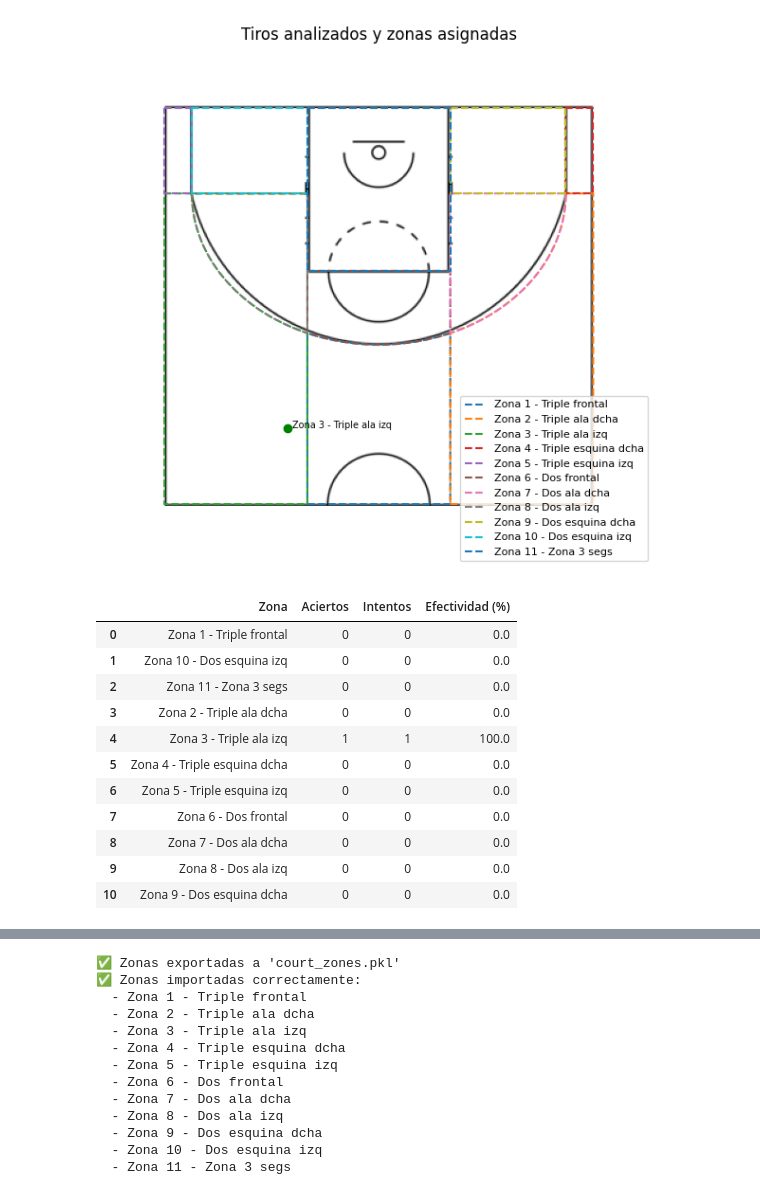
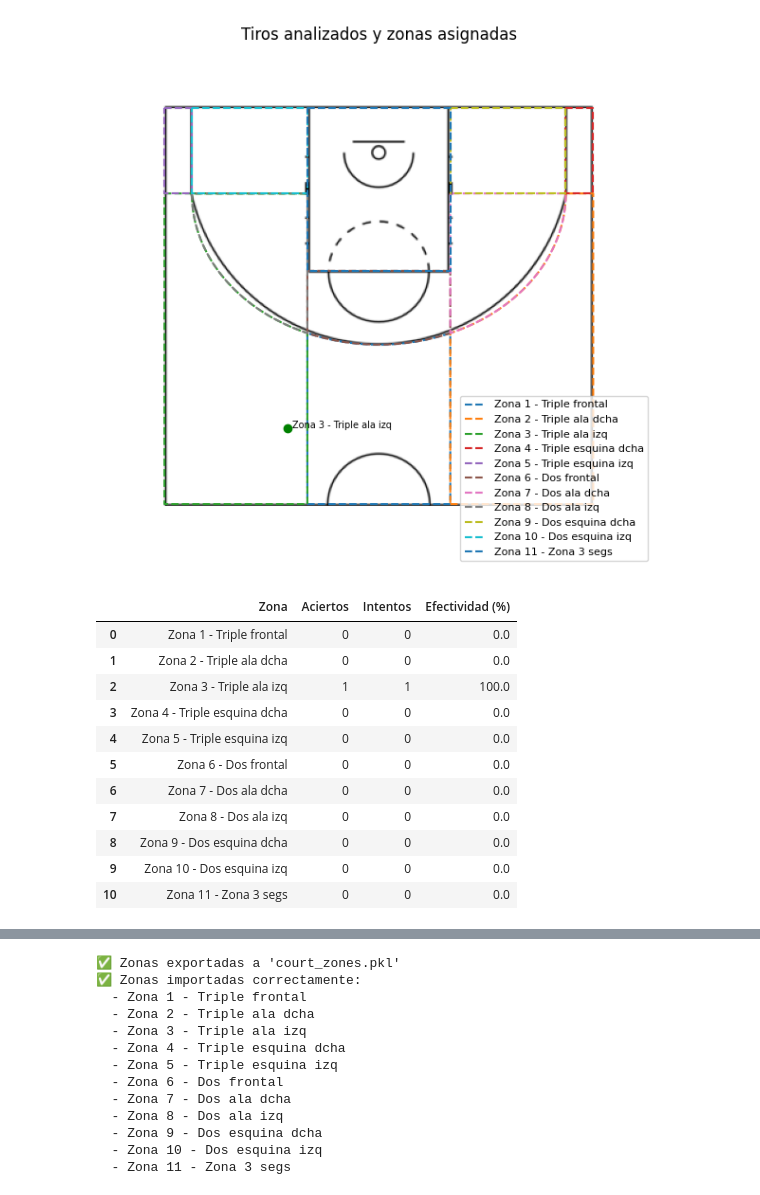
Before and after one commit to jj-quesada/tft-basket, a Jupyter notebook: modules/data_analysis/data_analysis.ipynb, the cells around one changed output, grey strips where cells are left out. Cells and saved outputs as stored; diff of their text form; code cells hidden in the pictures.

```diff
--- a/modules/data_analysis/data_analysis.ipynb
+++ b/modules/data_analysis/data_analysis.ipynb
@@ -278,6 +278,7 @@ current_cluster = []
 last_frame = -10
 
 for _, row in shots.iterrows():
+    # Si pasan más de 3 frames, no se considera como el mismo intento
     if row['frame'] - last_frame > 3 and current_cluster:
         clusters.append(current_cluster)
         current_cluster = []
@@ -299,7 +300,7 @@ if main_cluster:
     avg_y = np.mean(cluster[:, 2])
     cleaned_shots.append(('s', avg_frame, avg_x, avg_y))
 
-# Obtener detección de anotación más estable (en el centro del grupo) TODO: MEDIA DE LOS MISMOS FRAME
+# Obtener detección de anotación más estable (en el centro del grupo)
 if not mades.empty:
     made_array = mades[['frame', 'x', 'y']].values
     center_idx = len(made_array) // 2
@@ -330,7 +331,7 @@ for tipo, frame, x, y in cleaned_shots:
         ax.plot(x, y, 'o', color=color, markersize=6)
         if zona:
             ax.text(x + 4, y, zona, color='black', fontsize=7)
-            zonas_detectadas.append((zona, has_made))
+            zonas_detectadas.append((zona, has_made, x, y))
 
 # Dibuja los contornos de las zonas
 for nombre, zona in zonas_estudio.items():
@@ -354,51 +355,56 @@ plt.show()
 # %%
 import pandas as pd
 from collections import defaultdict
+import re
+
+def numero_zona(zona):
+    match = re.search(r'Zona (\d+)', zona)
+    return int(match.group(1)) if match else float('inf')
 
 # Contadores por zona
 conteo = defaultdict(lambda: {'aciertos': 0, 'intentos': 0})
 
-for zona, acierto in zonas_detectadas:
+for zona, acierto, _, _ in zonas_detectadas:
     conteo[zona]['intentos'] += 1
     if acierto:
         conteo[zona]['aciertos'] += 1
 
 # Crear dataframe
 df_stats = pd.DataFrame([
     {
         'Zona': zona,
         'Aciertos': datos['aciertos'],
         'Intentos': datos['intentos'],
         'Efectividad (%)': 100 * datos['aciertos'] / datos['intentos'] if datos['intentos'] > 0 else 0
     }
     for zona, datos in conteo.items()
 ])
 
 # Asegurar que estén todas las zonas (aunque sea con 0 intentos)
 for nombre in zonas_estudio.keys():
     if nombre not in df_stats['Zona'].values:
         df_stats = pd.concat([df_stats, pd.DataFrame([{
             'Zona': nombre,
             'Aciertos': 0,
             'Intentos': 0,
             'Efectividad (%)': 0.0
         }])], ignore_index=True)
 
 # Ordenar por zona
-df_stats = df_stats.sort_values(by='Zona').reset_index(drop=True)
+df_stats = df_stats.sort_values(by='Zona', key=lambda x: x.map(numero_zona)).reset_index(drop=True)
 
 # Mostrar la tabla con pandas
 display(df_stats)
 # %% [output]
 |  | Zona | Aciertos | Intentos | Efectividad (%) |
 | 0 | Zona 1 - Triple frontal | 0 | 0 | 0.0 |
-| 1 | Zona 10 - Dos esquina izq | 0 | 0 | 0.0 |
-| 2 | Zona 11 - Zona 3 segs | 0 | 0 | 0.0 |
-| 3 | Zona 2 - Triple ala dcha | 0 | 0 | 0.0 |
-| 4 | Zona 3 - Triple ala izq | 1 | 1 | 100.0 |
-| 5 | Zona 4 - Triple esquina dcha | 0 | 0 | 0.0 |
-| 6 | Zona 5 - Triple esquina izq | 0 | 0 | 0.0 |
-| 7 | Zona 6 - Dos frontal | 0 | 0 | 0.0 |
-| 8 | Zona 7 - Dos ala dcha | 0 | 0 | 0.0 |
-| 9 | Zona 8 - Dos ala izq | 0 | 0 | 0.0 |
-| 10 | Zona 9 - Dos esquina dcha | 0 | 0 | 0.0 |
+| 1 | Zona 2 - Triple ala dcha | 0 | 0 | 0.0 |
+| 2 | Zona 3 - Triple ala izq | 1 | 1 | 100.0 |
+| 3 | Zona 4 - Triple esquina dcha | 0 | 0 | 0.0 |
+| 4 | Zona 5 - Triple esquina izq | 0 | 0 | 0.0 |
+| 5 | Zona 6 - Dos frontal | 0 | 0 | 0.0 |
+| 6 | Zona 7 - Dos ala dcha | 0 | 0 | 0.0 |
+| 7 | Zona 8 - Dos ala izq | 0 | 0 | 0.0 |
+| 8 | Zona 9 - Dos esquina dcha | 0 | 0 | 0.0 |
+| 9 | Zona 10 - Dos esquina izq | 0 | 0 | 0.0 |
+| 10 | Zona 11 - Zona 3 segs | 0 | 0 | 0.0 |
```
Also changed, not shown: parts of 2 cells of this notebook, 2 other files.
